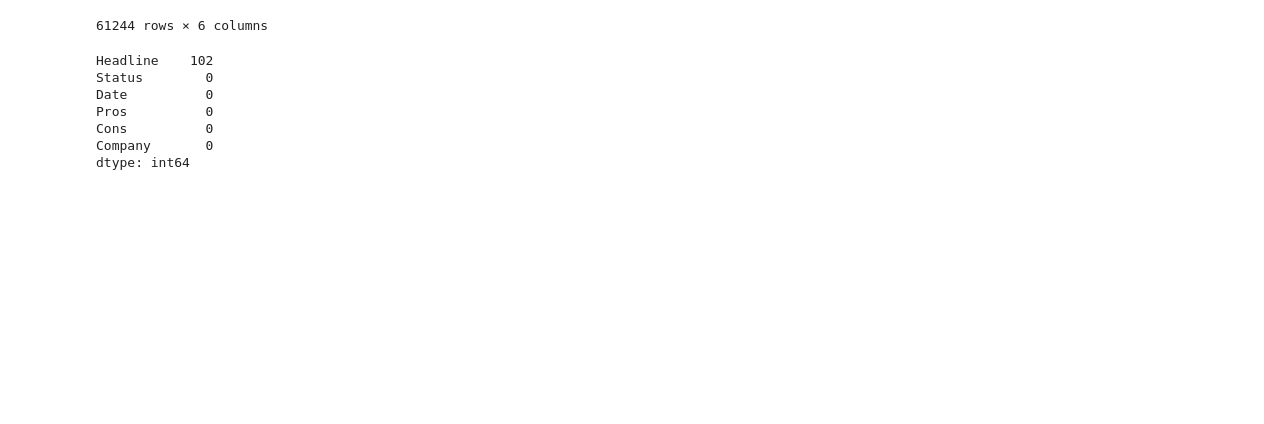
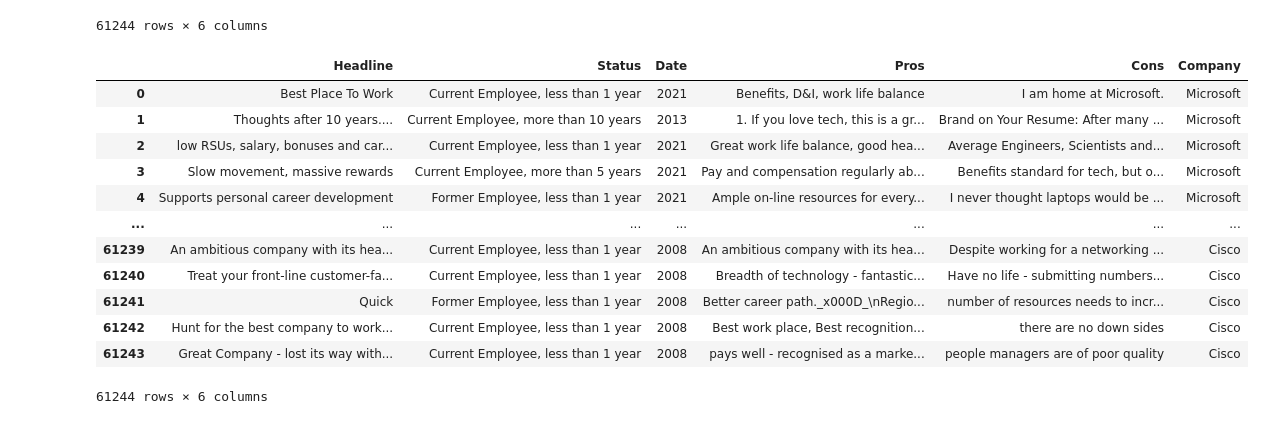
Before and after one commit to sawhney-kartik/inclusive-employement, a Jupyter notebook: Glassdoor/Glassdoor filtered.ipynb, the cells around one changed output. Drawn from its saved outputs; the diff is of its cells as text; code cells hidden in the pictures; blank space fills up the shorter version.

```diff
--- a/Glassdoor/Glassdoor filtered.ipynb
+++ b/Glassdoor/Glassdoor filtered.ipynb
@@ -27,13 +30,23 @@ data
 | 61242 | Hunt for the best company to work... | Current Employee, less than 1 year | May 1, 2008 | Best work place, Best recognition... | there are no down sides | Cisco |
 | 61243 | Great Company - lost its way with... | Current Employee, less than 1 year | May 11, 2008 | pays well - recognised as a marke... | people managers are of poor quality | Cisco |
 61244 rows × 6 columns
-# %%
-data.isna().sum()
-# %% [output]
-Headline    102
-Status        0
-Date          0
-Pros          0
-Cons          0
-Company       0
-dtype: int64
+# %%
+#for i in range(len(data)):
+data['Date'] = data['Date'].apply(lambda x: re.sub(r'[^\w\s]', '', x).strip())
+data['Date'] = data['Date'].apply(lambda x: np.NaN if str(x) == 'nan' else datetime.datetime.strptime(str(x), "%b %d %Y").year)
+#data['Year'] = data['Date'].apply(lambda x: x.year())
+data
+# %% [output]
+|  | Headline | Status | Date | Pros | Cons | Company |
+| 0 | Best Place To Work | Current Employee, less than 1 year | 2021 | Benefits, D&I, work life balance | I am home at Microsoft. | Microsoft |
+| 1 | Thoughts after 10 years.... | Current Employee, more than 10 years | 2013 | 1. If you love tech, this is a gr... | Brand on Your Resume: After many ... | Microsoft |
+| 2 | low RSUs, salary, bonuses and car... | Current Employee, less than 1 year | 2021 | Great work life balance, good hea... | Average Engineers, Scientists and... | Microsoft |
+| 3 | Slow movement, massive rewards | Current Employee, more than 5 years | 2021 | Pay and compensation regularly ab... | Benefits standard for tech, but o... | Microsoft |
+| 4 | Supports personal career development | Former Employee, less than 1 year | 2021 | Ample on-line resources for every... | I never thought laptops would be ... | Microsoft |
+| ... | ... | ... | ... | ... | ... | ... |
+| 61239 | An ambitious company with its hea... | Current Employee, less than 1 year | 2008 | An ambitious company with its hea... | Despite working for a networking ... | Cisco |
+| 61240 | Treat your front-line customer-fa... | Current Employee, less than 1 year | 2008 | Breadth of technology - fantastic... | Have no life - submitting numbers... | Cisco |
+| 61241 | Quick | Former Employee, less than 1 year | 2008 | Better career path._x000D_\nRegio... | number of resources needs to incr... | Cisco |
+| 61242 | Hunt for the best company to work... | Current Employee, less than 1 year | 2008 | Best work place, Best recognition... | there are no down sides | Cisco |
+| 61243 | Great Company - lost its way with... | Current Employee, less than 1 year | 2008 | pays well - recognised as a marke... | people managers are of poor quality | Cisco |
+61244 rows × 6 columns
```
Also changed, not shown: parts of 19 cells of this notebook, 3 other files.
